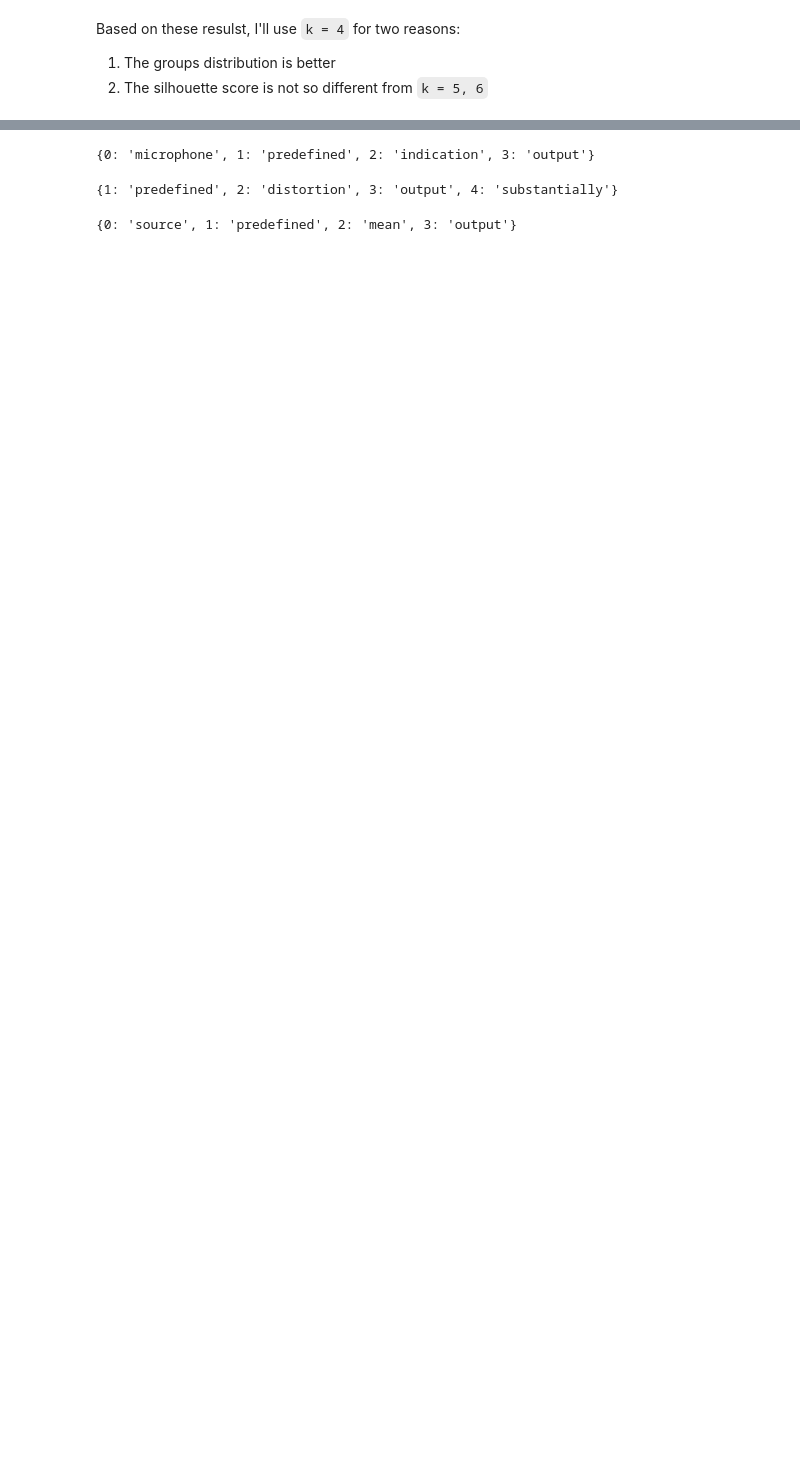
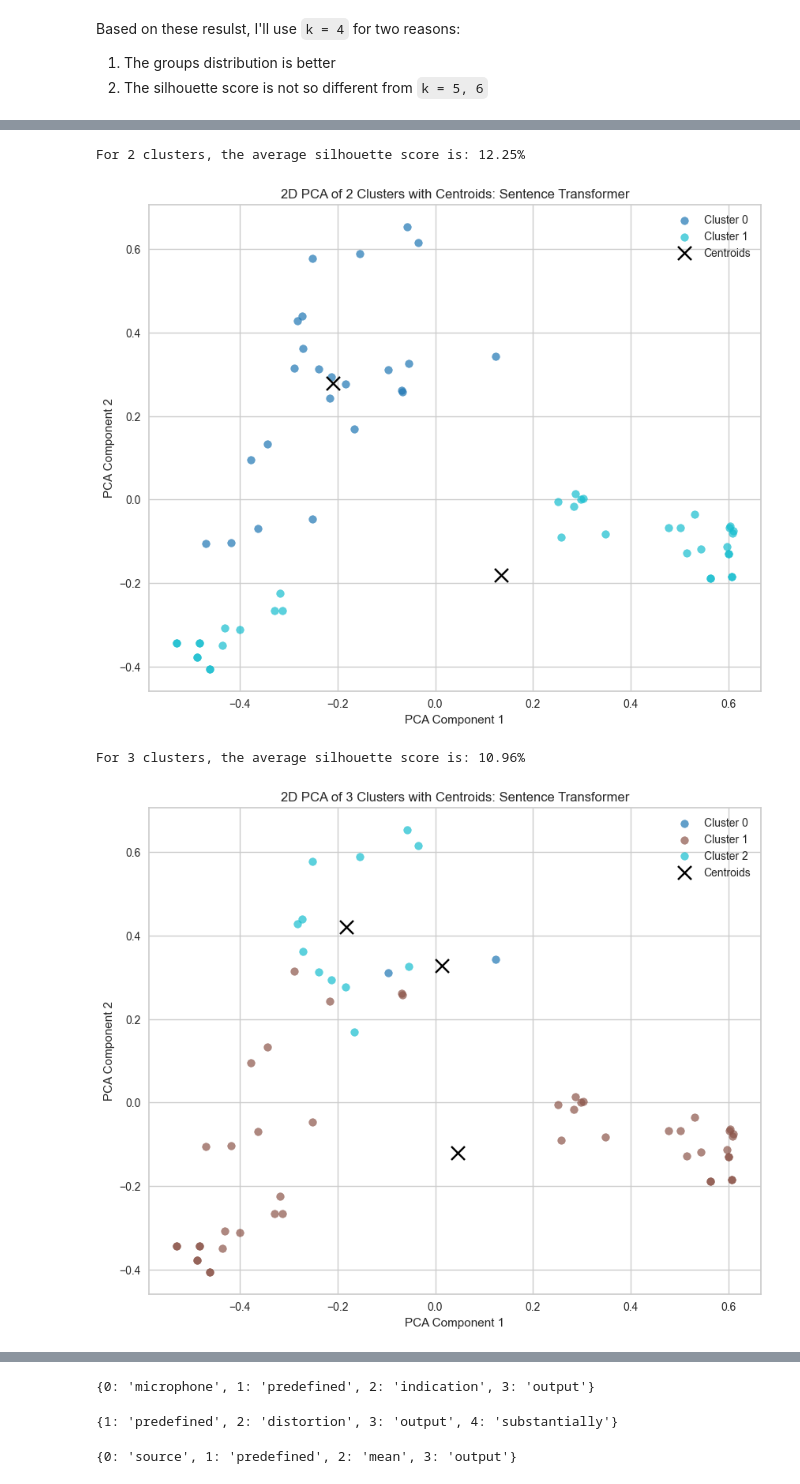
Before and after one commit to TamirG765/NLP-Clustering-Project, a Jupyter notebook: grouping_models.ipynb, the cells around one changed output, grey strips where cells are left out. Cells and saved outputs as stored; diff of their text form; code cells hidden in the pictures; blank space fills up the shorter version.

```diff
--- a/grouping_models.ipynb
+++ b/grouping_models.ipynb
@@ -65,3 +81,9 @@ There are 243 unique words.
+# %%
+import pandas as pd
+
+# Create a new DataFrame
+df_embeddings = pd.DataFrame()
+df_embeddings['Normalized Claim'] = df['Normalized Claim']
 # %%
 from scipy import sparse
 
@@ -79,0 +168,18 @@ For the above, I wanted to check if the dimensions of the matrix and the unique
+# %%
+# Import necessary libraries
+from transformers import GPT2Model, GPT2Tokenizer
+import torch
+
+# Load pre-trained model and tokenizer
+tokenizer = GPT2Tokenizer.from_pretrained('gpt2')
+model = GPT2Model.from_pretrained('gpt2')
+
+# Function to encode text into GPT-2 embeddings
+def gpt2_encode(text):
+    inputs = tokenizer(text, return_tensors="pt", truncation=True, max_length=512)
+    with torch.no_grad():
+        outputs = model(**inputs)
+    return outputs.last_hidden_state.mean(dim=1).squeeze().numpy()
+
+# Apply GPT-2 embeddings
+df_embeddings['GPT-2 Embedding'] = df_embeddings['Normalized Claim'].apply(lambda x: gpt2_encode(x))
@@ -91,9 +238,0 @@ Used to determine the optimal number of clusters by plotting SSE and looking for
-# %%
-sse = [] # Sum of squared errors
-n = 11 # Number of clusters
-
-# Initialize and fit K-Means
-for k in range (1, n):
-    kmeans = KMeans(n_clusters=k, random_state=42)
-    kmeans.fit(tfidf_matrix)
-    sse.append(kmeans.inertia_)
@@ -208,0 +393,9 @@ df.to_csv(csv_path, index=False)
+# %%
+# Cluster and visualize
+for k in range(2, 8):
+    cluster_and_visualize(np.stack(df_embeddings['Sentence Transformer Embedding'].values), k, 'Sentence Transformer')
+# %% [output]
+For 2 clusters, the average silhouette score is: 12.25%
+[figure, added]
+For 3 clusters, the average silhouette score is: 10.96%
+[figure, added]
```
Also changed, not shown: parts of 49 cells of this notebook, 3 other files.
